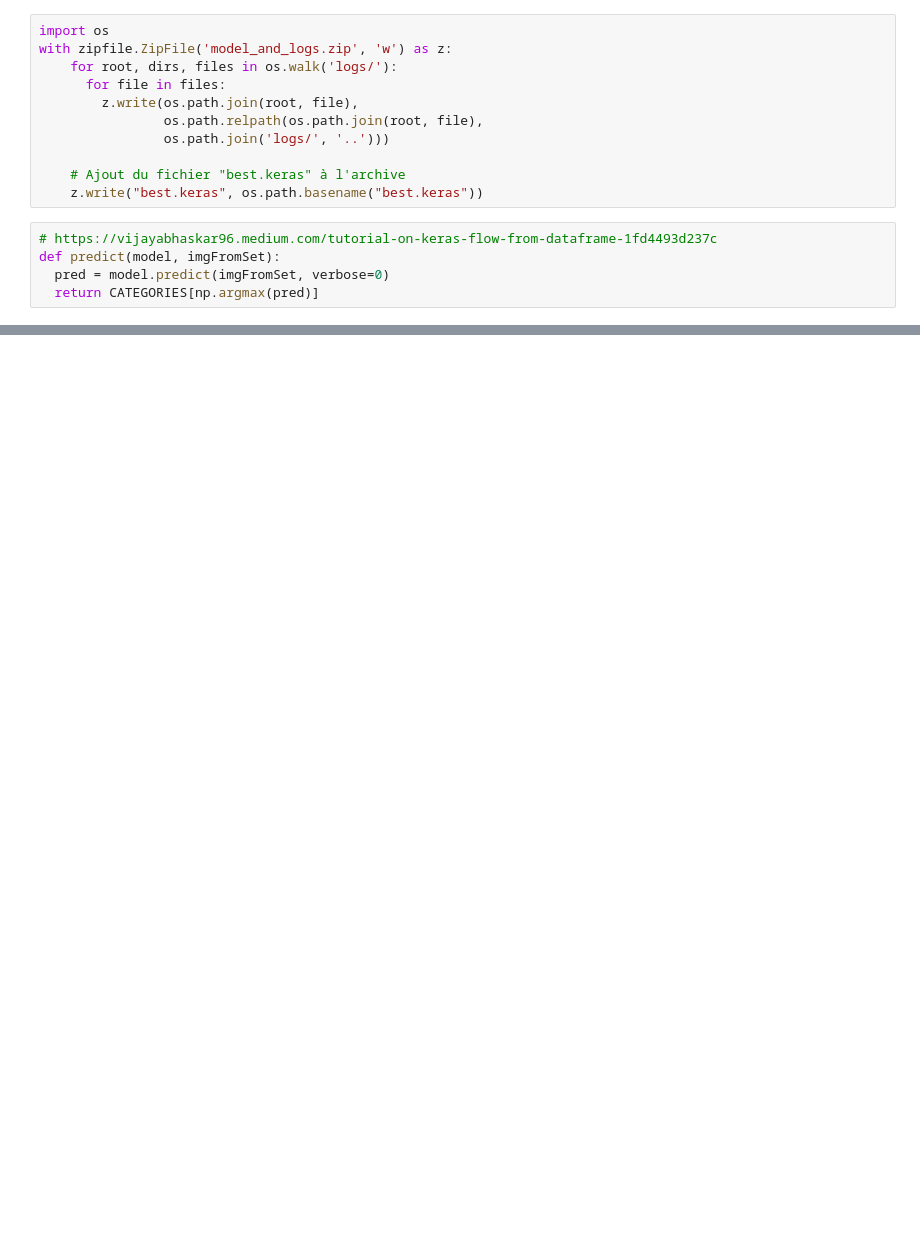
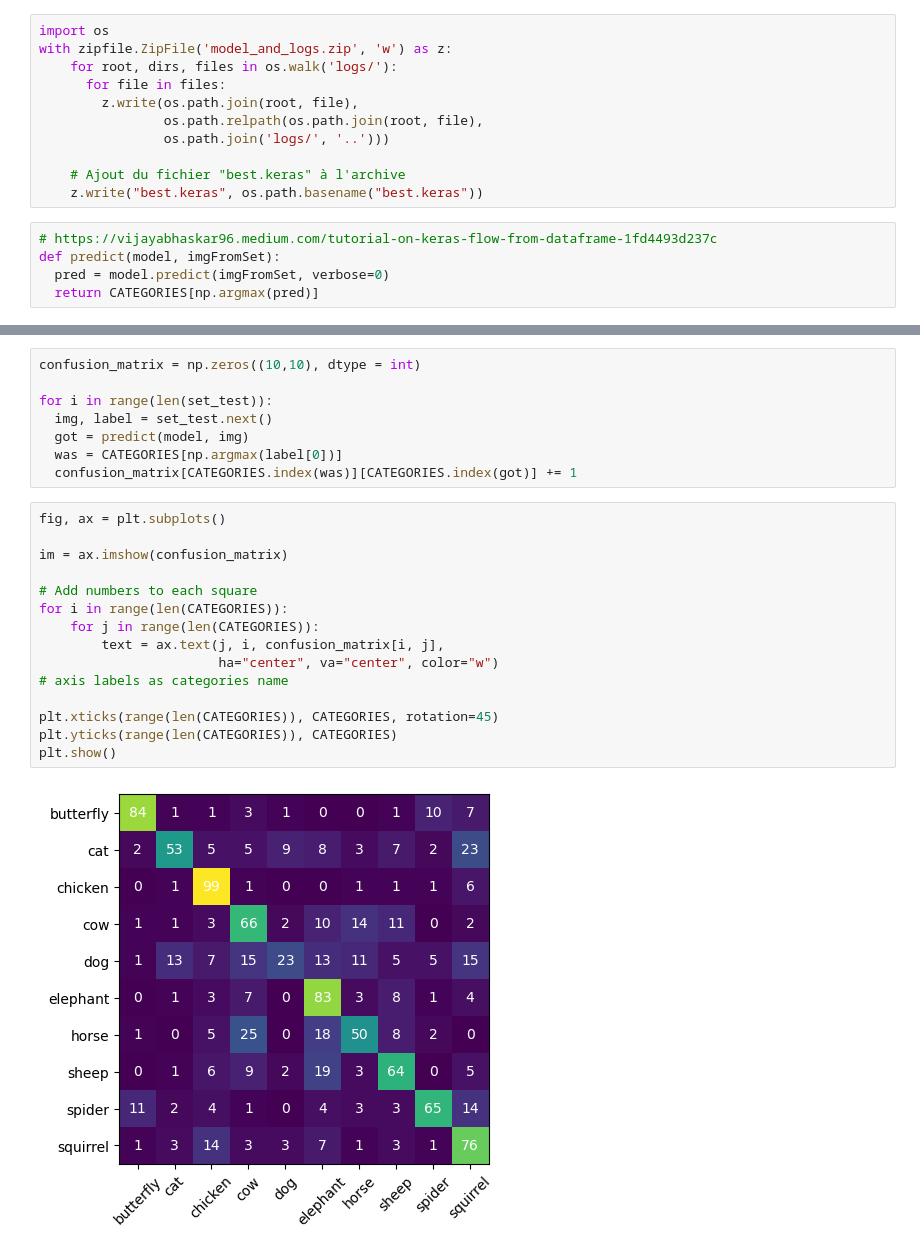
Before and after one commit to sinux-l5d/PROJ002, a Jupyter notebook: animal_recognition.ipynb, the cells around one changed output, grey strips where cells are left out. Cells and saved outputs as stored; diff of their text form; blank space fills up the shorter version.

Commit message:
feat: confusion matrix, correctness rates, sample uncorrectly classified

```diff
--- a/animal_recognition.ipynb
+++ b/animal_recognition.ipynb
@@ -278,0 +276,25 @@ On this sample : 34/50 (68.0%)
+# %%
+confusion_matrix = np.zeros((10,10), dtype = int)
+
+for i in range(len(set_test)):
+  img, label = set_test.next()
+  got = predict(model, img)
+  was = CATEGORIES[np.argmax(label[0])]
+  confusion_matrix[CATEGORIES.index(was)][CATEGORIES.index(got)] += 1
+# %%
+fig, ax = plt.subplots()
+
+im = ax.imshow(confusion_matrix)
+
+# Add numbers to each square
+for i in range(len(CATEGORIES)):
+    for j in range(len(CATEGORIES)):
+        text = ax.text(j, i, confusion_matrix[i, j],
+                       ha="center", va="center", color="w")
+# axis labels as categories name
+
+plt.xticks(range(len(CATEGORIES)), CATEGORIES, rotation=45)
+plt.yticks(range(len(CATEGORIES)), CATEGORIES)
+plt.show()
+# %% [output]
+[figure, added]
```
Also changed, not shown: parts of 7 cells of this notebook.
